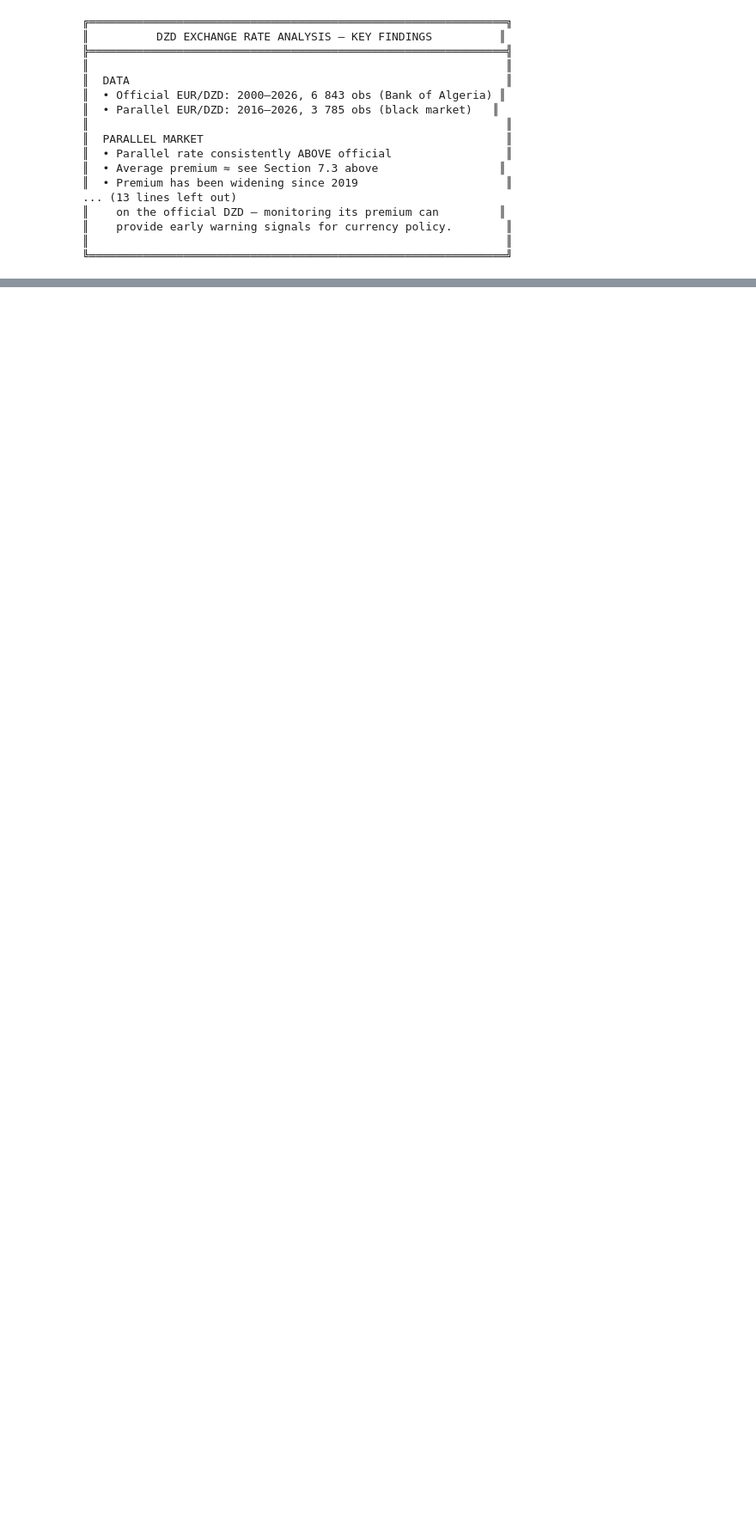
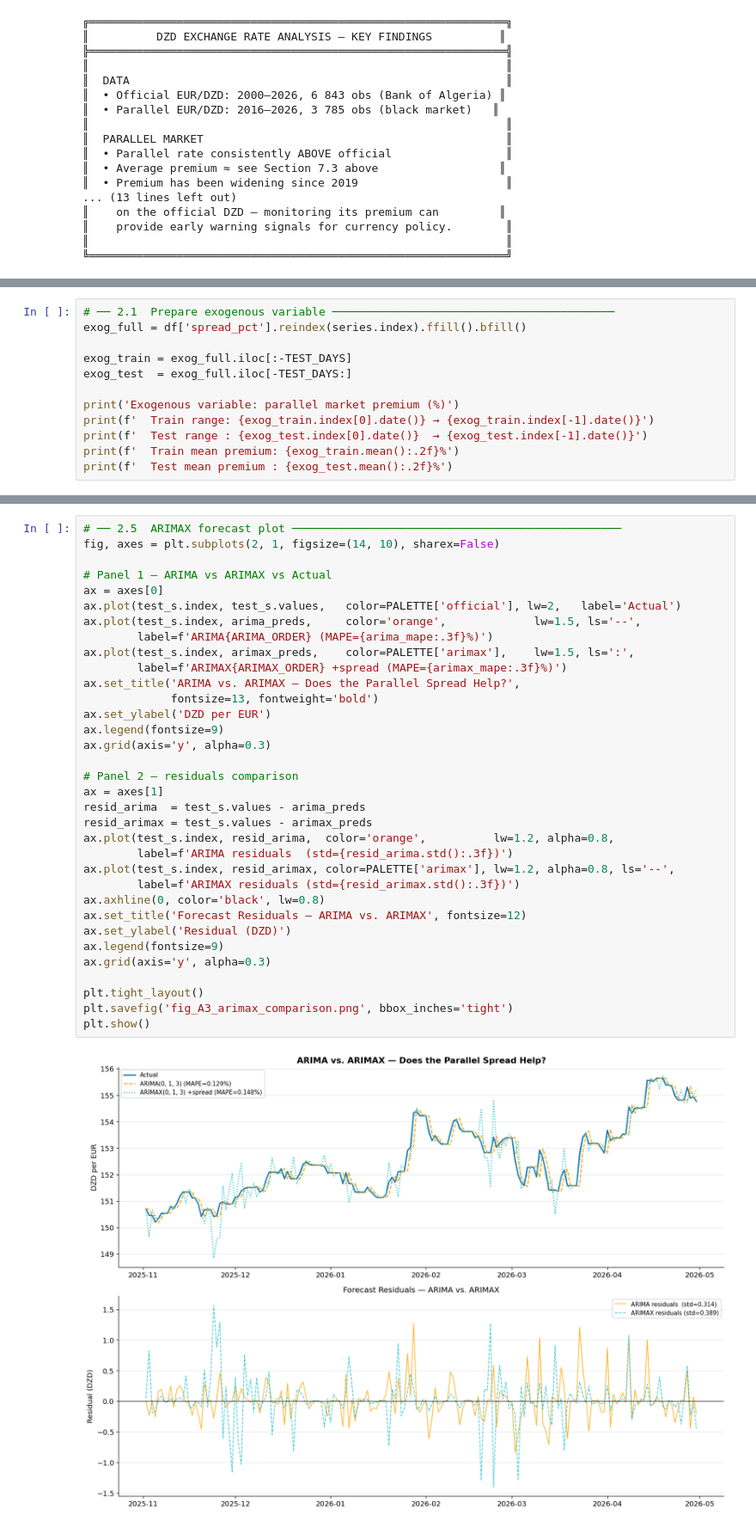
Before and after one commit to Zakaria23213/CNESE_EXT_RATE, a Jupyter notebook: DZD_Exchange_Rate_Analysis.ipynb, the cells around one changed output, grey strips where cells are left out. Shown at 86% size. Drawn from its saved outputs; the diff is of its cells as text; blank space fills up the shorter version.

```diff
--- a/DZD_Exchange_Rate_Analysis.ipynb
+++ b/DZD_Exchange_Rate_Analysis.ipynb
@@ -966,0 +1216,12 @@ print("""
+# %%
+# ── 2.1  Prepare exogenous variable ──────────────────────────────────────────
+exog_full = df['spread_pct'].reindex(series.index).ffill().bfill()
+
+exog_train = exog_full.iloc[:-TEST_DAYS]
+exog_test  = exog_full.iloc[-TEST_DAYS:]
+
+print('Exogenous variable: parallel market premium (%)')
+print(f'  Train range: {exog_train.index[0].date()} → {exog_train.index[-1].date()}')
+print(f'  Test range : {exog_test.index[0].date()}  → {exog_test.index[-1].date()}')
+print(f'  Train mean premium: {exog_train.mean():.2f}%')
+print(f'  Test mean premium : {exog_test.mean():.2f}%')
@@ -966,0 +1351,36 @@ print("""
+# %%
+# ── 2.5  ARIMAX forecast plot ─────────────────────────────────────────────────
+fig, axes = plt.subplots(2, 1, figsize=(14, 10), sharex=False)
+
+# Panel 1 — ARIMA vs ARIMAX vs Actual
+ax = axes[0]
+ax.plot(test_s.index, test_s.values,   color=PALETTE['official'], lw=2,   label='Actual')
+ax.plot(test_s.index, arima_preds,     color='orange',             lw=1.5, ls='--',
+        label=f'ARIMA{ARIMA_ORDER} (MAPE={arima_mape:.3f}%)')
+ax.plot(test_s.index, arimax_preds,    color=PALETTE['arimax'],    lw=1.5, ls=':',
+        label=f'ARIMAX{ARIMAX_ORDER} +spread (MAPE={arimax_mape:.3f}%)')
+ax.set_title('ARIMA vs. ARIMAX — Does the Parallel Spread Help?',
+             fontsize=13, fontweight='bold')
+ax.set_ylabel('DZD per EUR')
+ax.legend(fontsize=9)
+ax.grid(axis='y', alpha=0.3)
+
+# Panel 2 — residuals comparison
+ax = axes[1]
+resid_arima  = test_s.values - arima_preds
+resid_arimax = test_s.values - arimax_preds
+ax.plot(test_s.index, resid_arima,  color='orange',          lw=1.2, alpha=0.8,
+        label=f'ARIMA residuals  (std={resid_arima.std():.3f})')
+ax.plot(test_s.index, resid_arimax, color=PALETTE['arimax'], lw=1.2, alpha=0.8, ls='--',
+        label=f'ARIMAX residuals (std={resid_arimax.std():.3f})')
+ax.axhline(0, color='black', lw=0.8)
+ax.set_title('Forecast Residuals — ARIMA vs. ARIMAX', fontsize=12)
+ax.set_ylabel('Residual (DZD)')
+ax.legend(fontsize=9)
+ax.grid(axis='y', alpha=0.3)
+
+plt.tight_layout()
+plt.savefig('fig_A3_arimax_comparison.png', bbox_inches='tight')
+plt.show()
+# %% [output]
+[figure, added]
```
Also changed, not shown: parts of 28 cells of this notebook, 10 other files.
